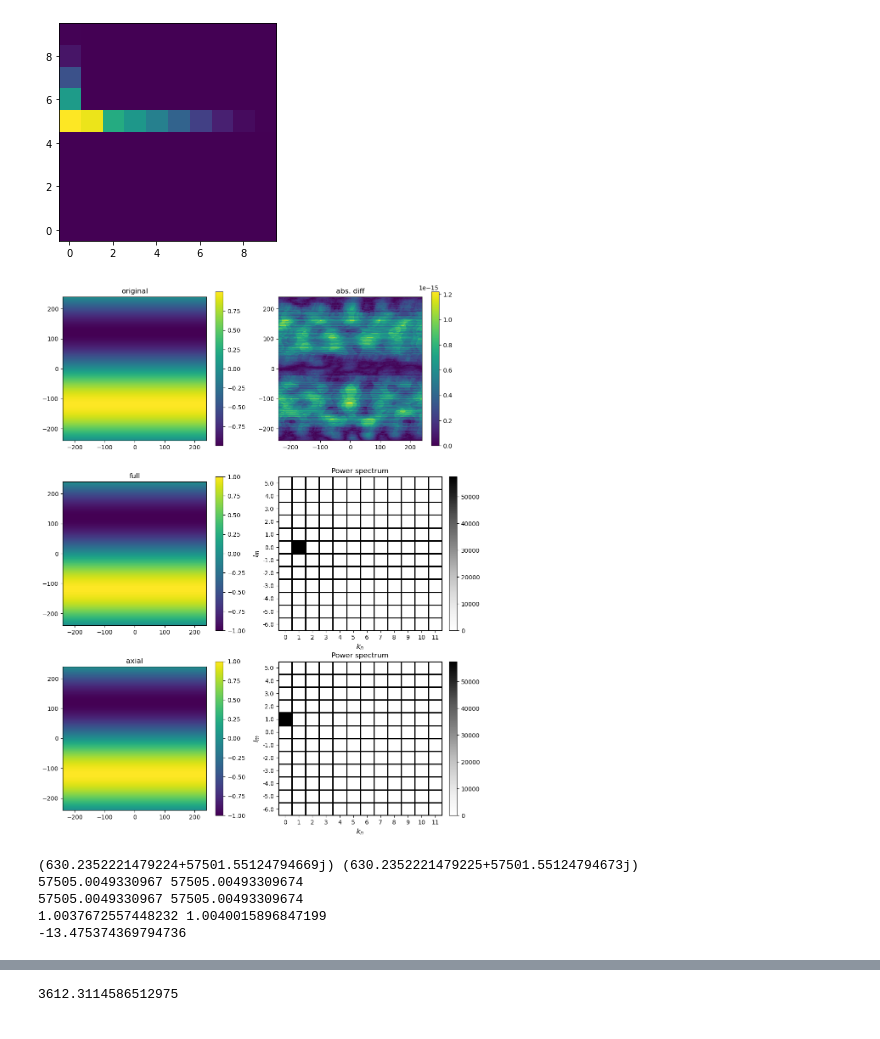
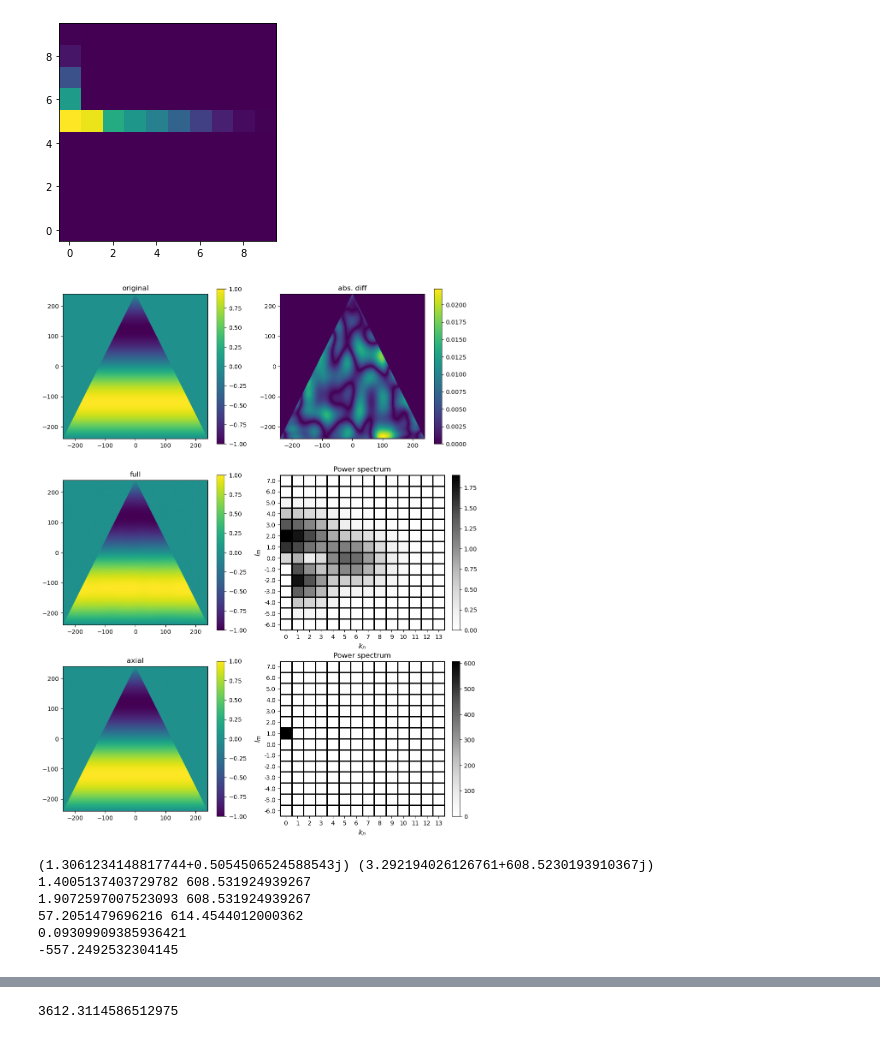
Before and after one commit to ray-chew/CSAM-Fortran, a Jupyter notebook: notebooks/spectrumSGS_ICONgrid_test.ipynb, the cells around one changed output, grey strips where cells are left out. Cells and saved outputs as stored; diff of their text form; code cells hidden in the pictures.

Commit message:
fixed bugs in debug notebook in understanding fourier fitting on a triangle

```diff
--- a/notebooks/spectrumSGS_ICONgrid_test.ipynb
+++ b/notebooks/spectrumSGS_ICONgrid_test.ipynb
@@ -576,8 +571,8 @@ def get_IJ(lat_rot, lon_rot, inout_rot, z_test):
     # by shifting the origin to the minimum lat and lon
     lat_res = lat[1] - lat[0]
     lon_res = lon[1] - lon[0]
-    I = np.ceil((lat_cell - lat_cell.min())/lat_res).astype(int)
-    J = np.ceil((lon_cell - lon_cell.min())/lon_res).astype(int)
+    J = np.ceil((lat_cell - lat_cell.min())/lat_res).astype(int)
+    I = np.ceil((lon_cell - lon_cell.min())/lon_res).astype(int)
 
     return I, J, lat_cell, lon_cell, z_cell
 # %% [markdown]
@@ -1120,27 +1000,27 @@ plt.imshow(np.abs(tarr), origin='lower')
 # %%
 fs = (12,16)
 fig, axs = plt.subplots(3, 2, figsize=fs)
+vmin = -1
+vmax = 1
 
-im1 = axs[0,0].imshow(z_masked, extent=[-z_masked.shape[1]/2., z_masked.shape[1]/2., -z_masked.shape[0]/2., z_masked.shape[0]/2. ], origin='lower')
+extent = [-z_masked.shape[1]/2., z_masked.shape[1]/2., -z_masked.shape[0]/2., z_masked.shape[0]/2. ]
+
+im1 = axs[0,0].imshow(z_masked, vmin=vmin, vmax=vmax, extent=extent, origin='lower')
 axs[0,0].set_title('original')
 fig.colorbar(im1, ax=axs[0,0])
 
-im6 = axs[0,1].imshow(np.abs(recons_z_2D - recons_z_2D_axial), extent=[-z_masked.shape[1]/2., z_masked.shape[1]/2., -z_masked.shape[0]/2., z_masked.shape[0]/2. ], origin='lower')
+im6 = axs[0,1].imshow(np.abs(recons_z_2D - recons_z_2D_axial), extent=extent, origin='lower')
 axs[0,1].set_title('abs. diff')
 fig.colorbar(im6, ax=axs[0,1])
 
-im2 = axs[1,0].imshow(recons_z_2D, extent=[-z_masked.shape[1]/2., z_masked.shape[1]/2., -z_masked.shape[0]/2., z_masked.shape[0]/2. ], origin='lower')
+im2 = axs[1,0].imshow(recons_z_2D, vmin=vmin, vmax=vmax, extent=extent, origin='lower')
 axs[1,0].set_title('full')
 fig.colorbar(im2, ax=axs[1,0])
 
 im3 = axs[1,1].pcolormesh(np.abs(fourier_coeffs_full), edgecolors='k', cmap='Greys')
 fig.colorbar(im3,ax=axs[1,1],fraction=0.05, pad=0.04)
 
-m_j = np.arange(-nhar_j/2,nhar_j/2)
-# if nhar_j % 2 == 0:
-#     m_j = np.arange(-nhar_j/2,nhar_j/2)
-# else:
-#     m_j = np.arange(-(nhar_j-1)/2,(nhar_j)/2)
+m_j = np.arange(-nhar_j/2+1,nhar_j/2+1)
 
 ylocs = np.arange(.5,nhar_j+.5,1.0)
 # ylocs = np.arange(0,12)
@@ -1151,50 +1031,47 @@ axs[1,1].set_title("Power spectrum")
 axs[1,1].set_xlabel(r'$k_n$', fontsize=12)
 axs[1,1].set_ylabel(r'$l_m$', fontsize=12)
 
-im4 = axs[2,0].imshow(recons_z_2D_axial, extent=[-z_masked.shape[1]/2., z_masked.shape[1]/2., -z_masked.shape[0]/2., z_masked.shape[0]/2. ], origin='lower')
+im4 = axs[2,0].imshow(recons_z_2D_axial, vmin=vmin, vmax=vmax, extent=extent, origin='lower')
 axs[2,0].set_title('axial')
 fig.colorbar(im4, ax=axs[2,0])
 
 im5 = axs[2,1].pcolormesh(np.abs(fourier_coeffs), edgecolors='k', cmap='Greys')
 fig.colorbar(im5,ax=axs[2,1],fraction=0.05, pad=0.04)
-
-# if (nhar_j % 2 == 0):
-m_j = np.arange(-nhar_j/2,nhar_j/2)
-# else:
-#     m_j = np.arange(-(nhar_j-1)/2,(nhar_j)/2)
 
 ylocs = np.arange(.5,nhar_j+0.5,1.0)
 axs[2,1].set_yticks(ylocs, m_j)
 axs[2,1].set_xticks(ylocs, np.arange(0,nhar_j))
 axs[2,1].set_title("Power spectrum")
 axs[2,1].set_xlabel(r'$k_n$', fontsize=12)
 axs[2,1].set_ylabel(r'$l_m$', fontsize=12)
 
 plt.show()
 # print("Fourier ampls:")
 # print((fourier_coeffs_full))
 # print((fourier_coeffs))
 
 # print("")
 # print("abs(Fourier ampls):")
 # print(np.abs(fourier_coeffs_full))
 # print(np.abs(fourier_coeffs))
 
 print("")
 print((fourier_coeffs_full.max()), (fourier_coeffs.max()))
 print(np.abs(fourier_coeffs_full.max()), np.abs(fourier_coeffs.max()))
 print(np.abs(fourier_coeffs_full).max(), np.abs(fourier_coeffs).max())
 # print(np.abs(fourier_coeffs_full).max() - np.abs(fourier_coeffs).max())
-print(np.abs(fourier_coeffs_full/fourier_coeffs_full.max()).sum(), np.abs(fourier_coeffs/fourier_coeffs.max()).sum())
+print(np.abs(fourier_coeffs_full).sum(), np.abs(fourier_coeffs).sum())
+print(np.abs(fourier_coeffs_full).sum() / np.abs(fourier_coeffs).sum())
 print(np.abs(fourier_coeffs_full).sum() - np.abs(fourier_coeffs).sum())
 # print(np.abs(fourier_coeffs_full.max() - fourier_coeffs.max()))
 # %% [output]
-[figure, old version]
+[figure, new version]
-(630.2352221479224+57501.55124794669j) (630.2352221479225+57501.55124794673j)
-57505.0049330967 57505.00493309674
-57505.0049330967 57505.00493309674
-1.0037672557448232 1.0040015896847199
--13.475374369794736
+(1.3061234148817744+0.5054506524588543j) (3.292194026126761+608.5230193910367j)
+1.4005137403729782 608.531924939267
+1.9072597007523093 608.531924939267
+57.2051479696216 614.4544012000362
+0.09309909385936421
+-557.2492532304145
 # %%
 ffmax = np.abs(fourier_coeffs_full).max()
 famax = np.abs(fourier_coeffs).max()
```
Also changed, not shown: parts of 8 cells of this notebook.
